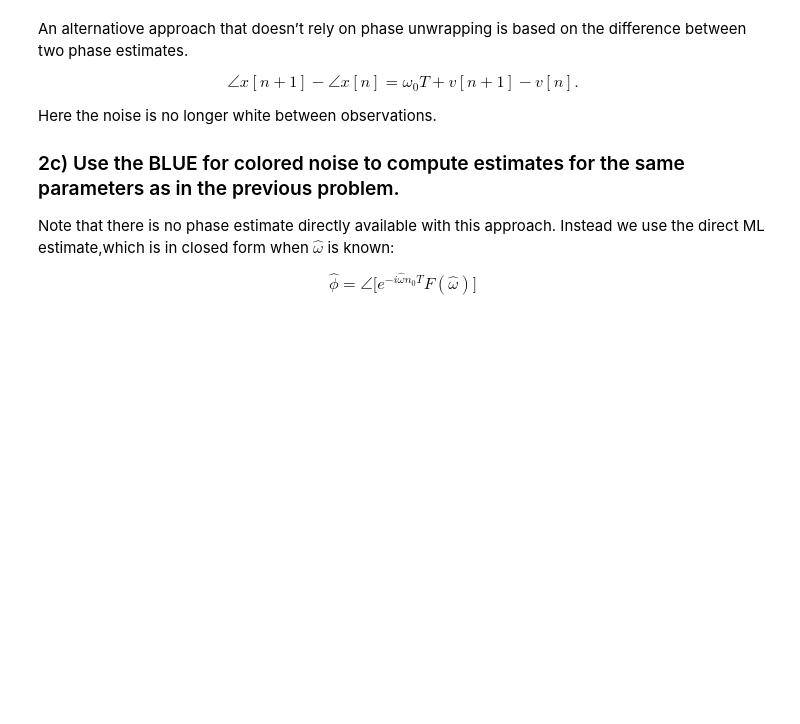
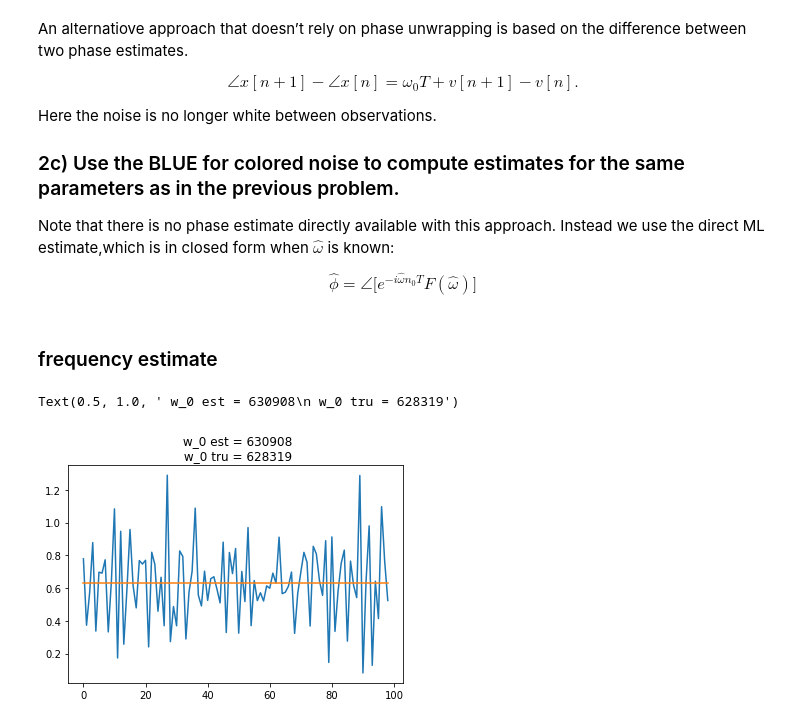
Before and after one commit to haavarn/estimation_project, a Jupyter notebook: BLUE.ipynb, the cells around one changed output. Cells and saved outputs as stored; diff of their text form; code cells hidden in the pictures; blank space fills up the shorter version.

```diff
--- a/BLUE.ipynb
+++ b/BLUE.ipynb
@@ -278,3 +288,42 @@ Note that there is no phase estimate directly available with this approach. Inst
 \begin{equation}
 \hat{\phi} = \angle \big[ e^{-i\hat{\omega} n_0 T} F(\hat{\omega}) \big]
 \end{equation}
+# %% [markdown]
+### frequency estimate
+# %%
+
+# calculate difference
+diff_ang = ang_x[1:N]-ang_x[0:N-1]
+# only way I see to spikes from wrap-around
+diff_ang[diff_ang < -np.pi] += 2*np.pi
+
+# model: diff_ang[n] = wT + v[n+1] - v[n]
+def BLUE_colored(diff_ang, T):
+
+    N = len(diff_ang)
+
+    # covariance matrix, colored noise
+    x = np.ones(N)
+    A = -np.diag(x) + np.diag(x[:-1], 1)
+    C = A @ A.T
+
+    # make H matrix
+    #h1 = np.arange(n_0, n_0+N)*T
+    H = np.ones(N)*T #we only need this one now
+    #H = np.vstack([h1,h2]).T
+
+    # calculate parameters
+    p = 1/( H.T @ inv(C) @ H ) * H.T @ inv(C) @ diff_ang
+    model_fit = H*p
+
+    return p, model_fit
+
+w_est, fit = BLUE_colored(diff_ang, T)
+
+# plot the fit:
+plt.plot(diff_ang)
+plt.plot(fit)
+plt.title(' w_0 est = ' + str(int(w_est)) + '\n w_0 tru = ' + str(round(w_0)))
+# %% [output]
+Text(0.5, 1.0, ' w_0 est = 630908\n w_0 tru = 628319')
+[figure, added]
```
Also changed, not shown: parts of 7 cells of this notebook, 1 other file.
